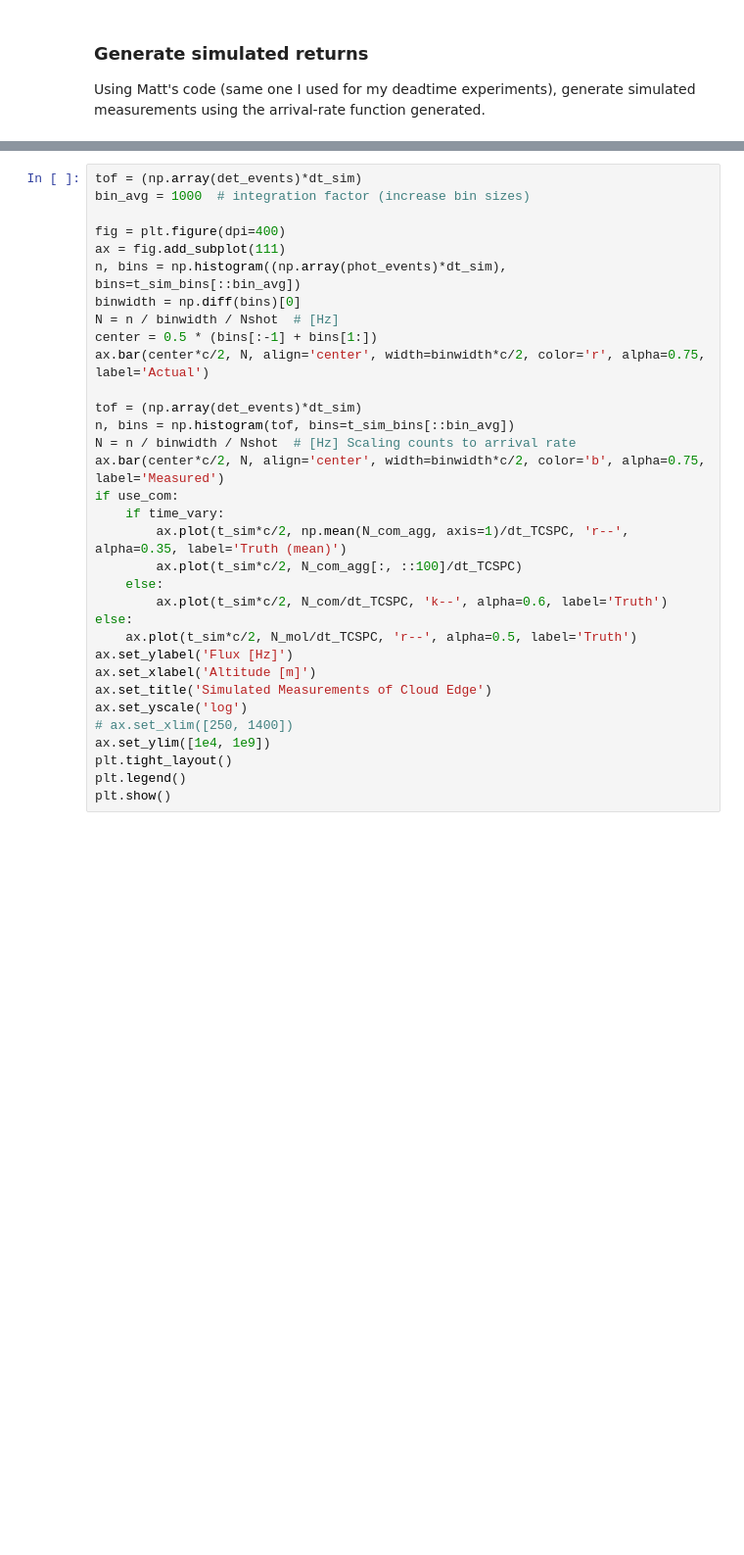
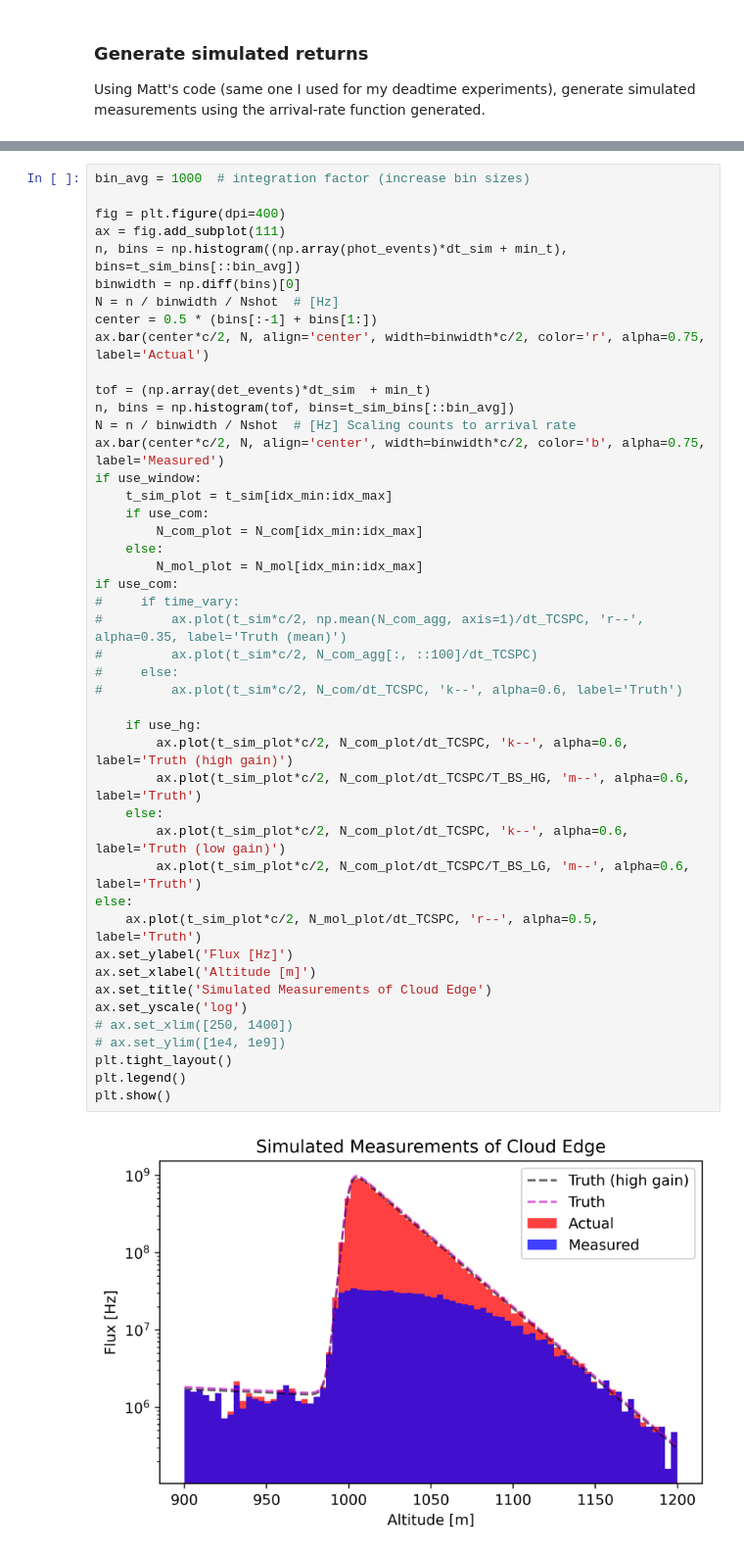
Before and after one commit to gkirchhoff32/Cloud-Measurements, a Jupyter notebook: meas_sim.ipynb, the cells around one changed output, grey strips where cells are left out. Shown at 98% size. Drawn from its saved outputs; the diff is of its cells as text; blank space fills up the shorter version.

```diff
--- a/meas_sim.ipynb
+++ b/meas_sim.ipynb
@@ -382,33 +390,47 @@ TypeError: only size-1 arrays can be converted to Python scalars
 # %%
-tof = (np.array(det_events)*dt_sim)
 bin_avg = 1000  # integration factor (increase bin sizes)
 
 fig = plt.figure(dpi=400)
 ax = fig.add_subplot(111)
-n, bins = np.histogram((np.array(phot_events)*dt_sim), bins=t_sim_bins[::bin_avg])
+n, bins = np.histogram((np.array(phot_events)*dt_sim + min_t), bins=t_sim_bins[::bin_avg])
 binwidth = np.diff(bins)[0]
 N = n / binwidth / Nshot  # [Hz]
 center = 0.5 * (bins[:-1] + bins[1:])
 ax.bar(center*c/2, N, align='center', width=binwidth*c/2, color='r', alpha=0.75, label='Actual')
 
-tof = (np.array(det_events)*dt_sim)
+tof = (np.array(det_events)*dt_sim  + min_t)
 n, bins = np.histogram(tof, bins=t_sim_bins[::bin_avg])
 N = n / binwidth / Nshot  # [Hz] Scaling counts to arrival rate
 ax.bar(center*c/2, N, align='center', width=binwidth*c/2, color='b', alpha=0.75, label='Measured')
+if use_window:
+    t_sim_plot = t_sim[idx_min:idx_max]
+    if use_com:
+        N_com_plot = N_com[idx_min:idx_max]
+    else:
+        N_mol_plot = N_mol[idx_min:idx_max]
 if use_com:
-    if time_vary:
-        ax.plot(t_sim*c/2, np.mean(N_com_agg, axis=1)/dt_TCSPC, 'r--', alpha=0.35, label='Truth (mean)')
-        ax.plot(t_sim*c/2, N_com_agg[:, ::100]/dt_TCSPC)
+#     if time_vary:
+#         ax.plot(t_sim*c/2, np.mean(N_com_agg, axis=1)/dt_TCSPC, 'r--', alpha=0.35, label='Truth (mean)')
+#         ax.plot(t_sim*c/2, N_com_agg[:, ::100]/dt_TCSPC)
+#     else:
+#         ax.plot(t_sim*c/2, N_com/dt_TCSPC, 'k--', alpha=0.6, label='Truth')
+
+    if use_hg:
+        ax.plot(t_sim_plot*c/2, N_com_plot/dt_TCSPC, 'k--', alpha=0.6, label='Truth (high gain)')
+        ax.plot(t_sim_plot*c/2, N_com_plot/dt_TCSPC/T_BS_HG, 'm--', alpha=0.6, label='Truth')
     else:
-        ax.plot(t_sim*c/2, N_com/dt_TCSPC, 'k--', alpha=0.6, label='Truth')
+        ax.plot(t_sim_plot*c/2, N_com_plot/dt_TCSPC, 'k--', alpha=0.6, label='Truth (low gain)')
+        ax.plot(t_sim_plot*c/2, N_com_plot/dt_TCSPC/T_BS_LG, 'm--', alpha=0.6, label='Truth')
 else:
-    ax.plot(t_sim*c/2, N_mol/dt_TCSPC, 'r--', alpha=0.5, label='Truth')
+    ax.plot(t_sim_plot*c/2, N_mol_plot/dt_TCSPC, 'r--', alpha=0.5, label='Truth')
 ax.set_ylabel('Flux [Hz]')
 ax.set_xlabel('Altitude [m]')
 ax.set_title('Simulated Measurements of Cloud Edge')
 ax.set_yscale('log')
 # ax.set_xlim([250, 1400])
-ax.set_ylim([1e4, 1e9])
+# ax.set_ylim([1e4, 1e9])
 plt.tight_layout()
 plt.legend()
 plt.show()
+# %% [output]
+[figure, added]
```
Also changed, not shown: parts of 7 cells of this notebook, 1 other file.
